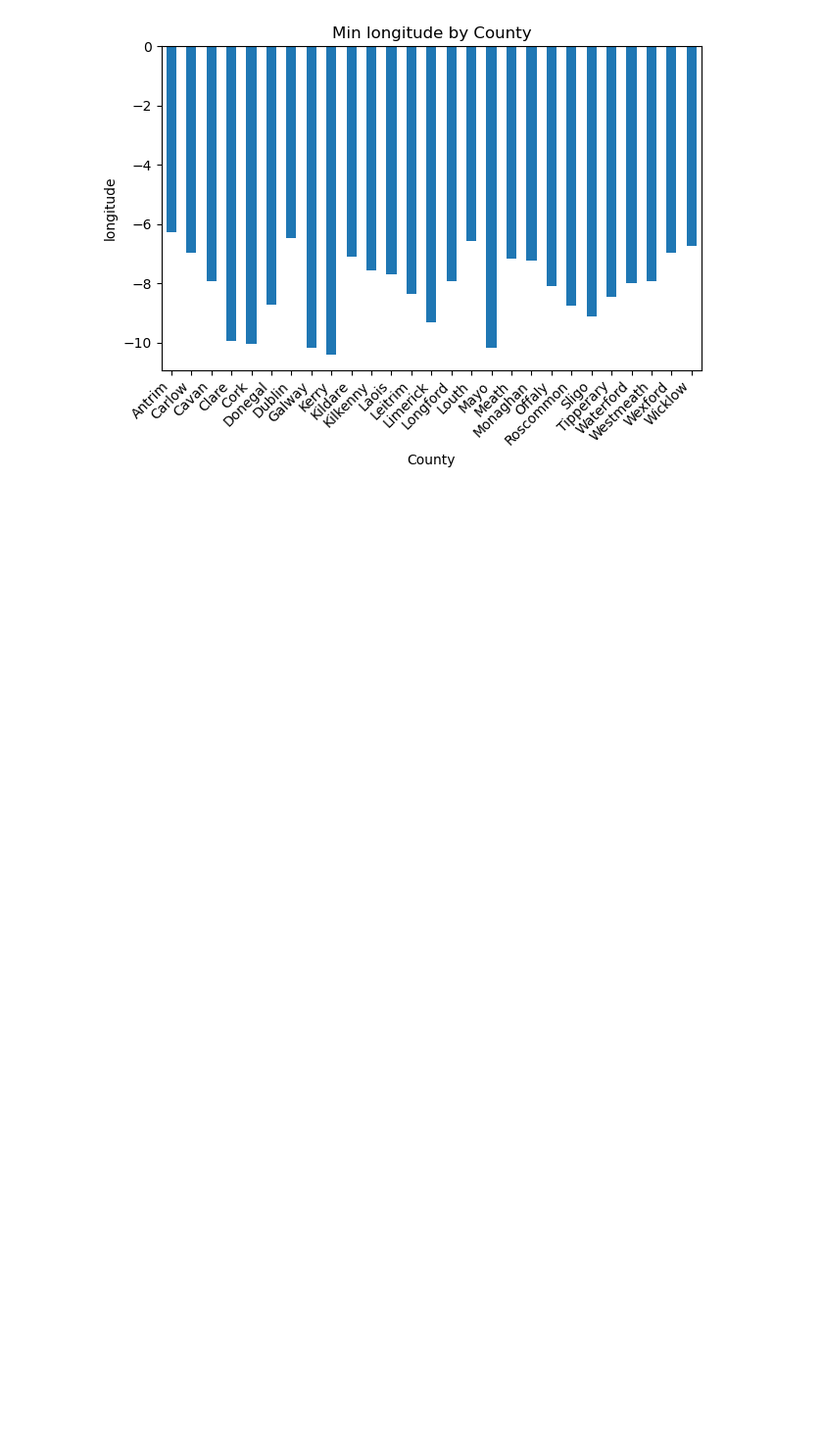
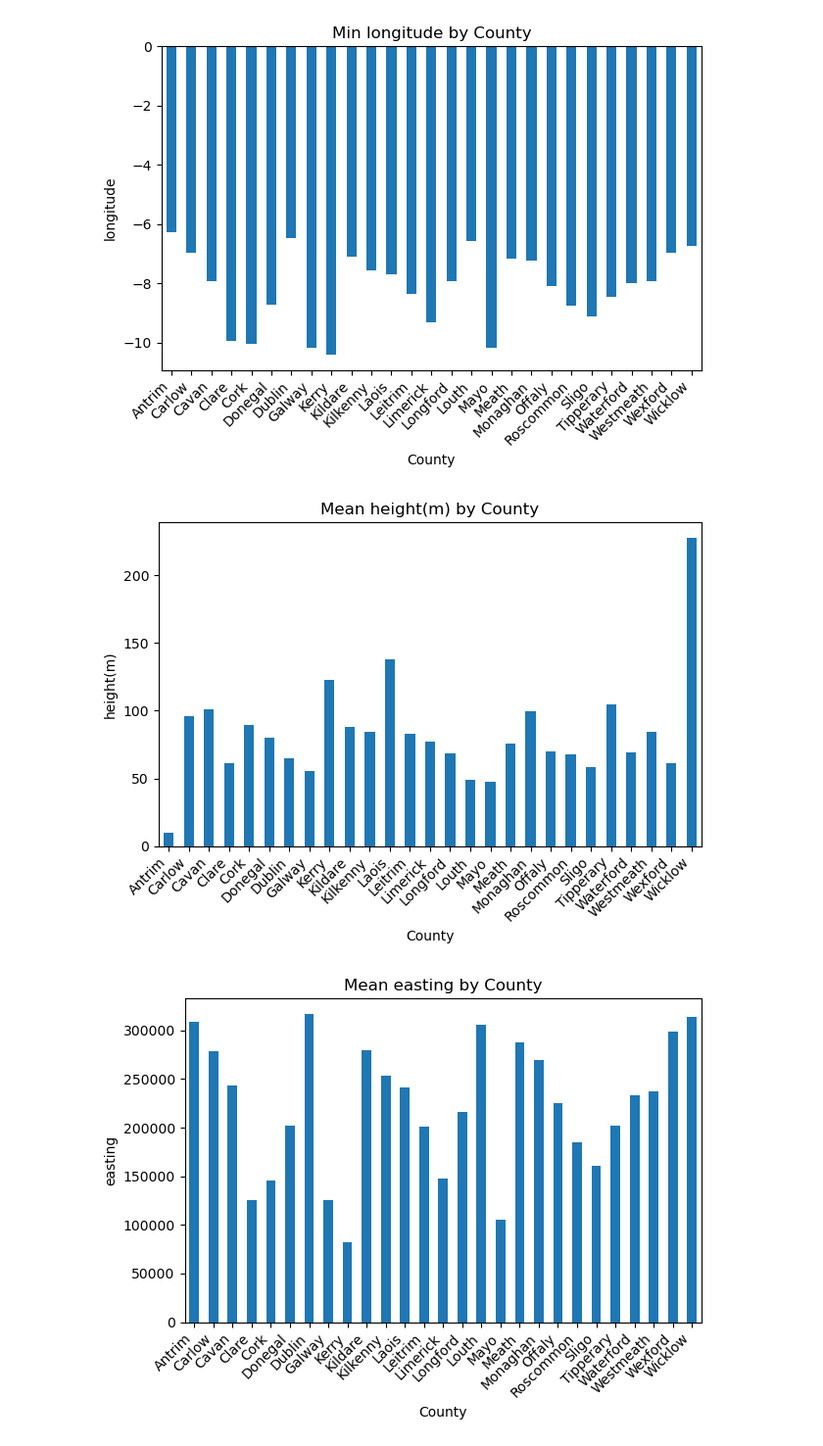
Before and after one commit to IgnacioRiboldi/PFDA-Project, a Jupyter notebook: final-project.ipynb, the cells around one changed output. Shown at 98% size. Cells and saved outputs as stored; diff of their text form; code cells hidden in the pictures; blank space fills up the shorter version.

```diff
--- a/final-project.ipynb
+++ b/final-project.ipynb
@@ -125,3 +125,29 @@ for col in columns_to_plot:
 [figure]
 [figure]
 [figure]
+# %%
+# Calculating mean
+columns_to_plot = [
+    "height(m)",
+    "easting",
+    "northing",
+    "latitude",
+    "longitude"
+]
+
+# Mean by county
+mean_by_county = df.groupby("county")[columns_to_plot].mean()
+
+# Plotting mean values
+for col in columns_to_plot:
+    plt.figure()
+    mean_by_county[col].plot(kind="bar")
+    plt.title(f"Mean {col} by County")
+    plt.xlabel("County")
+    plt.ylabel(col)
+    plt.xticks(rotation=45, ha="right")
+    plt.tight_layout()
+    plt.show()
+# %% [output]
+[figure, added]
+[figure, added]
```
Also changed, not shown: parts of 2 cells of this notebook, 1 other file.
